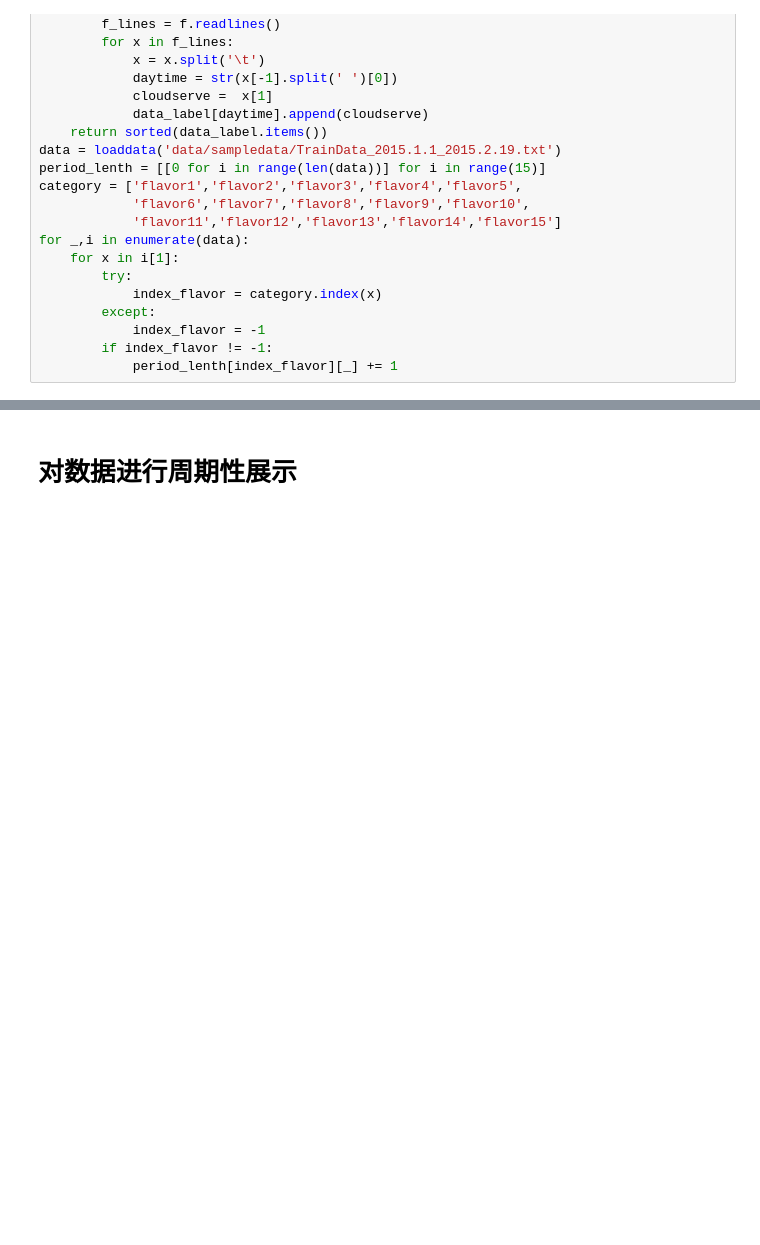
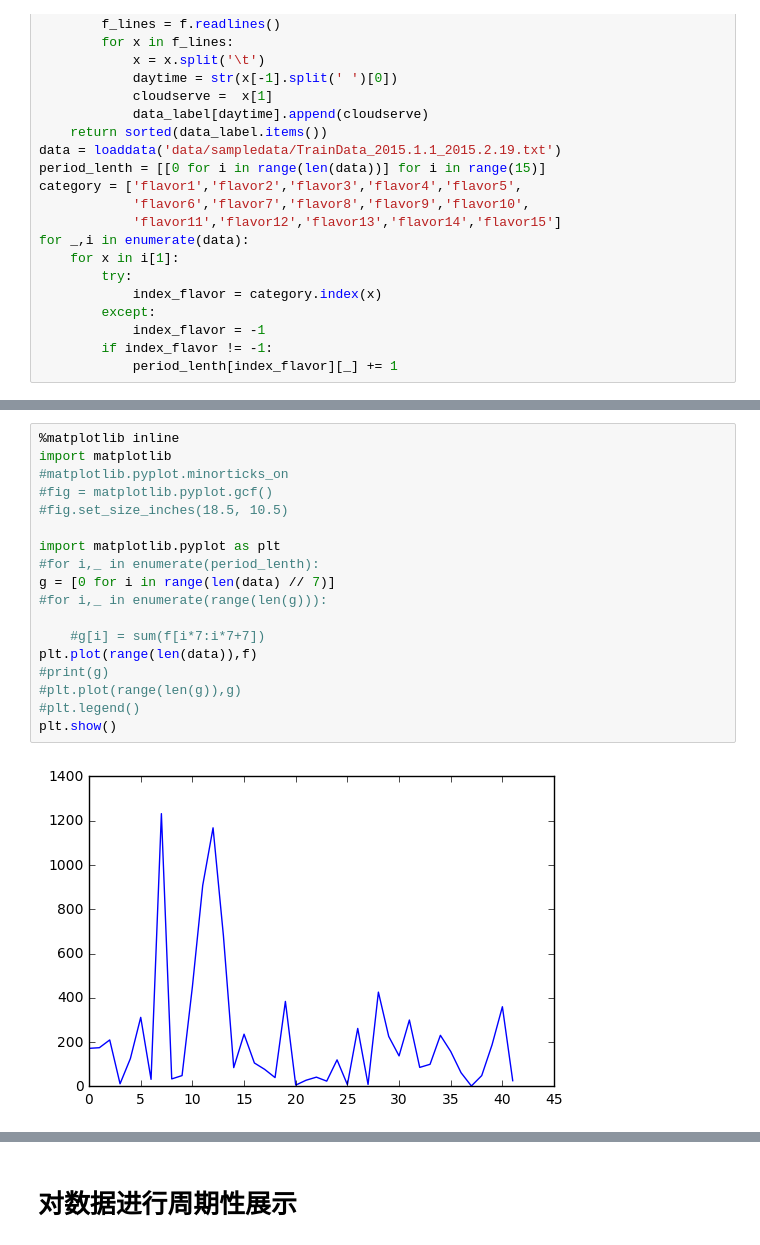
Before and after one commit to hustpython/huawei_round1, a Jupyter notebook: datasplit.ipynb, the cells around one changed output, grey strips where cells are left out. Drawn from its saved outputs; the diff is of its cells as text; blank space fills up the shorter version.

```diff
--- a/datasplit.ipynb
+++ b/datasplit.ipynb
@@ -84,3 +117,23 @@ for _,i in enumerate(data):
+# %%
+%matplotlib inline
+import matplotlib
+#matplotlib.pyplot.minorticks_on
+#fig = matplotlib.pyplot.gcf()
+#fig.set_size_inches(18.5, 10.5)
+
+import matplotlib.pyplot as plt
+#for i,_ in enumerate(period_lenth):
+g = [0 for i in range(len(data) // 7)]
+#for i,_ in enumerate(range(len(g))):
+
+    #g[i] = sum(f[i*7:i*7+7])
+plt.plot(range(len(data)),f)
+#print(g)
+#plt.plot(range(len(g)),g)
+#plt.legend()
+plt.show()
+# %% [output]
+[figure, added]
 # %%
 %matplotlib inline
 import matplotlib
```
Also changed, not shown: parts of 5 cells of this notebook.
